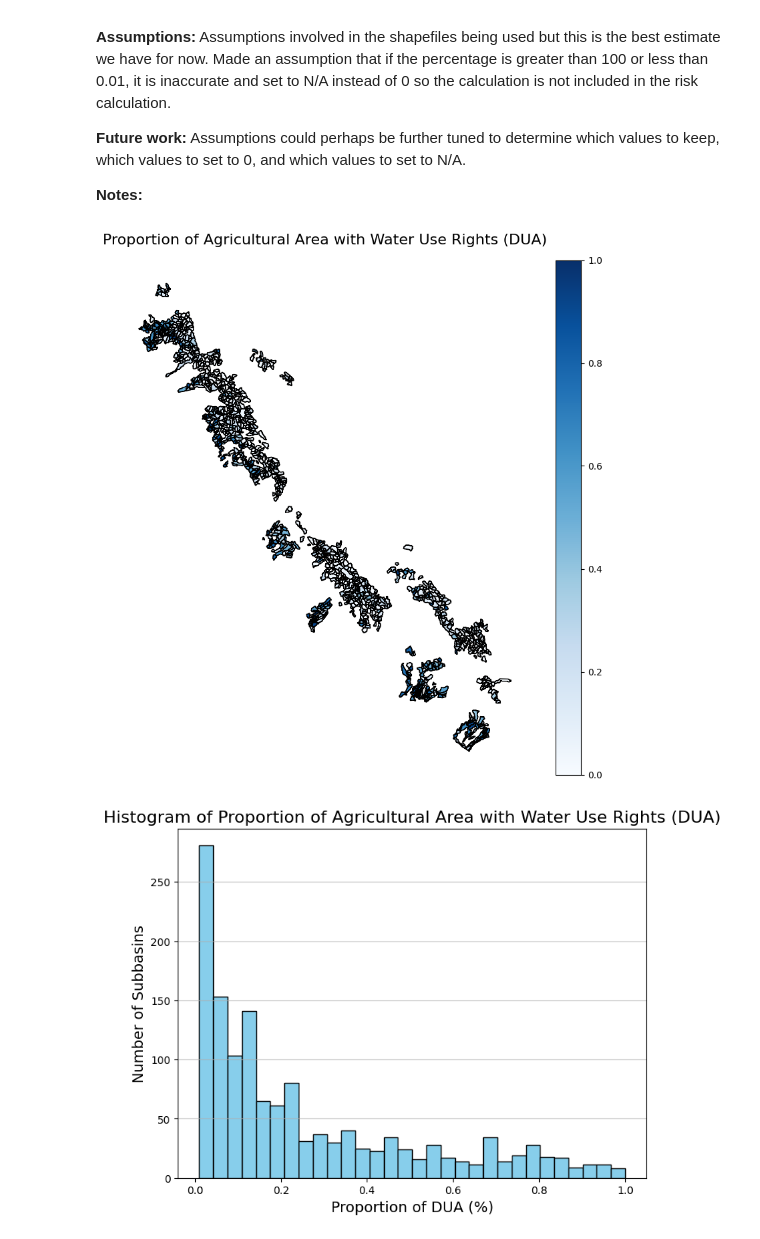
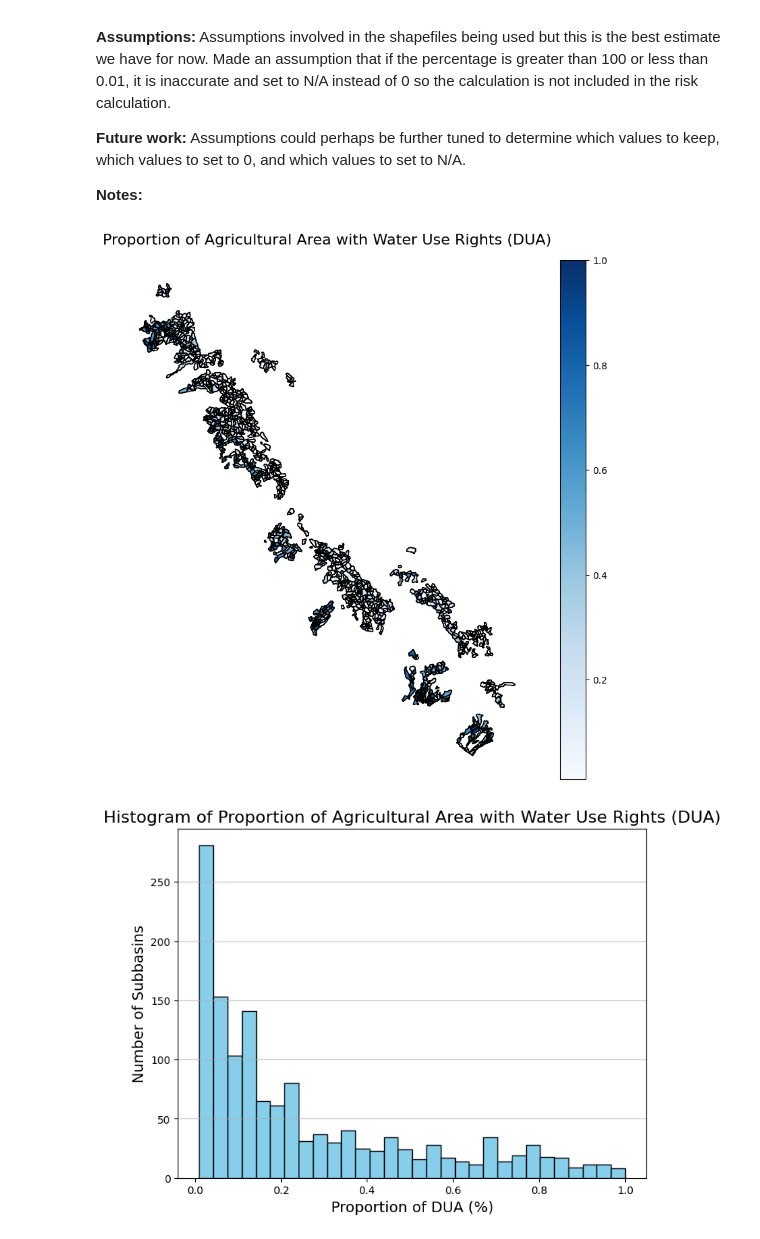
Before and after one commit to RTIInternational/iki-risk-assessment, a Jupyter notebook: Indicadores/Vulnerabilidad/VSS3.ipynb, the cells around one changed output. Cells and saved outputs as stored; diff of their text form; code cells hidden in the pictures.

```diff
--- a/Indicadores/Vulnerabilidad/VSS3.ipynb
+++ b/Indicadores/Vulnerabilidad/VSS3.ipynb
@@ -65,3 +76,18 @@ area_agricola= gpd.read_file(f"C:/Users/{user}/Research Triangle Institute/IKI P
+# %%
+# define filepaths for input data
+#subbasins_shapefile = fr"C:/Users/{user}/Research Triangle Institute/IKI Peru Project - General/Interno/AI2b_Modelacion/Grupos_Modelacion/GIS_WaterALLOC_General/Peru_AHD_with_districts.shp"
+subbasins_shapefile = fr"C:\Users\sbakar\OneDrive - Research Triangle Institute\IKI Peru Project - General\Interno\AI2b_Modelacion\Grupos_Modelacion\GIS_WaterALLOC_General\Peru_AHD_with_districts.shp"
+
+#dua_agricola = fr"C:/Users/{user}/Research Triangle Institute/IKI Peru Project - General/Interno/AI2b_Modelacion/Grupos_Modelacion/GIS_WaterALLOC_General/DerechoUsoAgua_23082024_agricola.shp"
+dua_agricola = fr"C:\Users\sbakar\OneDrive - Research Triangle Institute\IKI Peru Project - General\Interno\AI2b_Modelacion\Grupos_Modelacion\GIS_WaterALLOC_General\DerechoUsoAgua_23082024_agricola.shp"
+
+#area_agricola= fr"C:\Users\{user}\Research Triangle Institute\IKI Peru Project - General\Interno\GIS\2_USO_DE_SUELO_GEOLOGIA_LAND_USE_COVER\Superficie_Agricola\Cobertura_Agricola\Peru_cober_Aagri_Dist_geowgs84.shp"
+area_agricola= fr"C:\Users\sbakar\OneDrive - Research Triangle Institute\IKI Peru Project - General\Interno\GIS\2_USO_DE_SUELO_GEOLOGIA_LAND_USE_COVER\Superficie_Agricola\Cobertura_Agricola\Peru_cober_Aagri_Dist_geowgs84.shp"
+# %%
+# read in input data
+subbasins_gdf = gpd.read_file(subbasins_shapefile).to_crs('EPSG:32718')
+DUA_agricola = gpd.read_file(dua_agricola).to_crs('EPSG:32718')
+area_agricola = gpd.read_file(area_agricola).to_crs('EPSG:32718')
 # %%
 #CALCULATIONS
 
@@ -93,7 +119,7 @@ agri_intersect['area_agri_ha'] = agri_intersect.geometry.area / 10000  # convert
 agri_area_by_comid = agri_intersect.groupby('COMID')['area_agri_ha'].sum().reset_index()
 
 # Merge the two area tables
-DUA_area_ratio = pd.merge(DUA_area_by_comid, agri_area_by_comid, on='COMID', how='outer').fillna(0)
+DUA_area_ratio = pd.merge(DUA_area_by_comid, agri_area_by_comid, on='COMID', how='outer')
 
 # Calculate proportion and multiply by 100
 DUA_area_ratio['proportion_DUA'] = np.where(
@@ -106,34 +132,35 @@ DUA_area_ratio['proportion_DUA'] = np.where(
 
 # Calculate proportion (as decimal between 0 and 1)
 DUA_area_ratio['proportion_DUA'] = np.where(
     DUA_area_ratio['area_agri_ha'] > 0,
     (DUA_area_ratio['area_DUA_ha'] / DUA_area_ratio['area_agri_ha']),
     np.nan
 )
 
 # If proportion is greater than 1.0 or less than 0.0001, set to N/A
 DUA_area_ratio['proportion_DUA'] = np.where(
     (DUA_area_ratio['proportion_DUA'] > 1.0) | (DUA_area_ratio['proportion_DUA'] < 0.0001),
     np.nan,
     DUA_area_ratio['proportion_DUA']
 )
 
 # Round to 2 decimal places
 DUA_area_ratio['proportion_DUA'] = DUA_area_ratio['proportion_DUA'].round(2)
+DUA_area_ratio.loc[DUA_area_ratio['proportion_DUA'] == 0,'proportion_DUA'] = np.nan
 
 # Merge with subbasins_gdf to get the final geodataframe
 subbasins_gdf = subbasins_gdf.merge(DUA_area_ratio[['COMID', 'proportion_DUA']], on='COMID', how='left')
 
 #PLOT
 
 # Plot the results
 fig, ax = plt.subplots(1, 1, figsize=(10, 10))
 subbasins_gdf.plot(column='proportion_DUA', ax=ax, legend=True, cmap='Blues', edgecolor='black')
 ax.set_title('Proportion of Agricultural Area with Water Use Rights (DUA)', fontsize=16)
 plt.axis('off')
 plt.show()
 # %% [output]
-[figure, old version]
+[figure, new version]
 # %%
 #create histogram of proportion_DUA excluding zeros
 plt.figure(figsize=(8,6))
```
Also changed, not shown: parts of 11 cells of this notebook, 17 other files.
